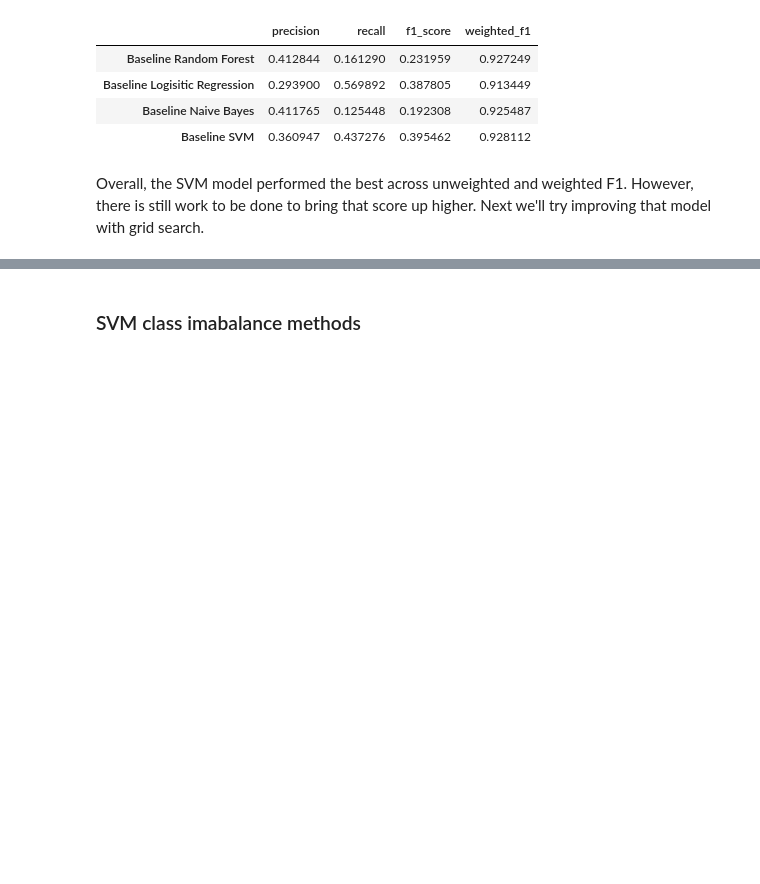
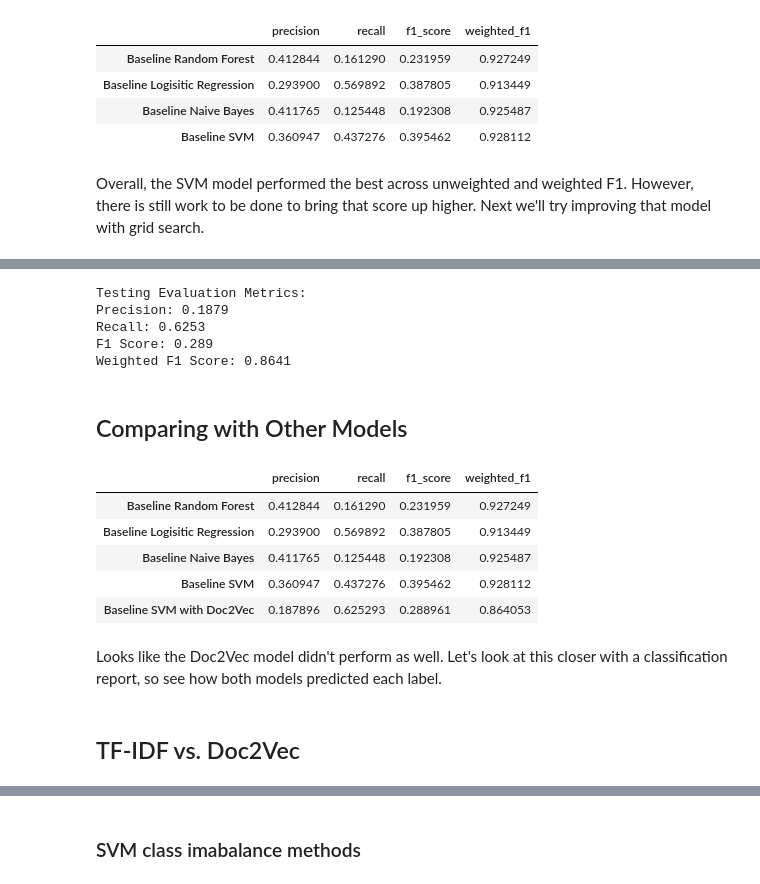
Before and after one commit to sidneykung/twitter_hate_speech_detection, a Jupyter notebook: final_notebook.ipynb, the cells around one changed output, grey strips where cells are left out. Drawn from its saved outputs; the diff is of its cells as text; code cells hidden in the pictures; blank space fills up the shorter version.

Commit message:
adding Doc2Vec model to final notebook

```diff
--- a/final_notebook.ipynb
+++ b/final_notebook.ipynb
@@ -373,0 +443,5 @@ Overall, the SVM model performed the best across unweighted and weighted F1. How
+# %%
+%%time
+# this cell takes about 26 seconds to run
+# fit the training dataset on the classifier
+Doc2Vec_SVM.fit(doc_X_train, doc_y_train)
@@ -373,0 +452,33 @@ Overall, the SVM model performed the best across unweighted and weighted F1. How
+# %%
+# predict the labels on validation dataset
+doc_SVM_y_preds = Doc2Vec_SVM.predict(doc_X_test)
+# %%
+doc_SVM_precision = precision_score(doc_y_test, doc_SVM_y_preds)
+doc_SVM_recall = recall_score(doc_y_test, doc_SVM_y_preds)
+doc_SVM_f1_score = f1_score(doc_y_test, doc_SVM_y_preds)
+doc_SVM_f1_weighted = f1_score(doc_y_test, doc_SVM_y_preds, average='weighted')
+# %%
+evaluation(doc_SVM_precision, doc_SVM_recall, doc_SVM_f1_score, doc_SVM_f1_weighted)
+# %% [output]
+Testing Evaluation Metrics:
+Precision: 0.1879
+Recall: 0.6253
+F1 Score: 0.289
+Weighted F1 Score: 0.8641
+# %%
+metric_dict['Baseline SVM with Doc2Vec'] = {'precision': doc_SVM_precision, 'recall': doc_SVM_recall, 'f1_score': doc_SVM_f1_score, 'weighted_f1': doc_SVM_f1_weighted}
+# %% [markdown]
+## Comparing with Other Models
+# %%
+pd.DataFrame.from_dict(metric_dict, orient='index')
+# %% [output]
+|  | precision | recall | f1_score | weighted_f1 |
+| Baseline Random Forest | 0.412844 | 0.161290 | 0.231959 | 0.927249 |
+| Baseline Logisitic Regression | 0.293900 | 0.569892 | 0.387805 | 0.913449 |
+| Baseline Naive Bayes | 0.411765 | 0.125448 | 0.192308 | 0.925487 |
+| Baseline SVM | 0.360947 | 0.437276 | 0.395462 | 0.928112 |
+| Baseline SVM with Doc2Vec | 0.187896 | 0.625293 | 0.288961 | 0.864053 |
+# %% [markdown]
+Looks like the Doc2Vec model didn't perform as well. Let's look at this closer with a classification report, so see how both models predicted each label.
+# %% [markdown]
+## TF-IDF vs. Doc2Vec
```
Also changed, not shown: parts of 24 cells of this notebook.
